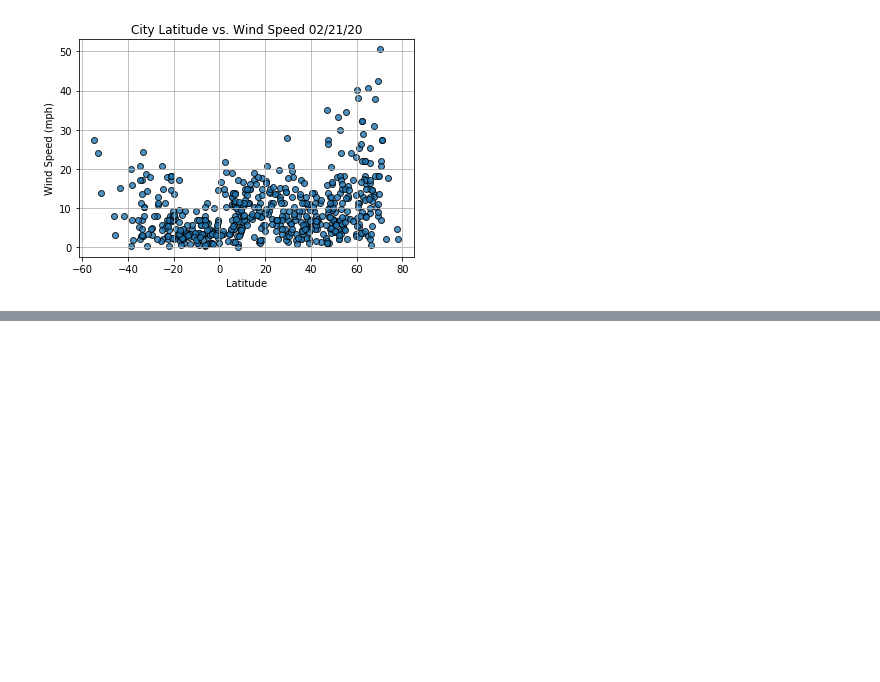
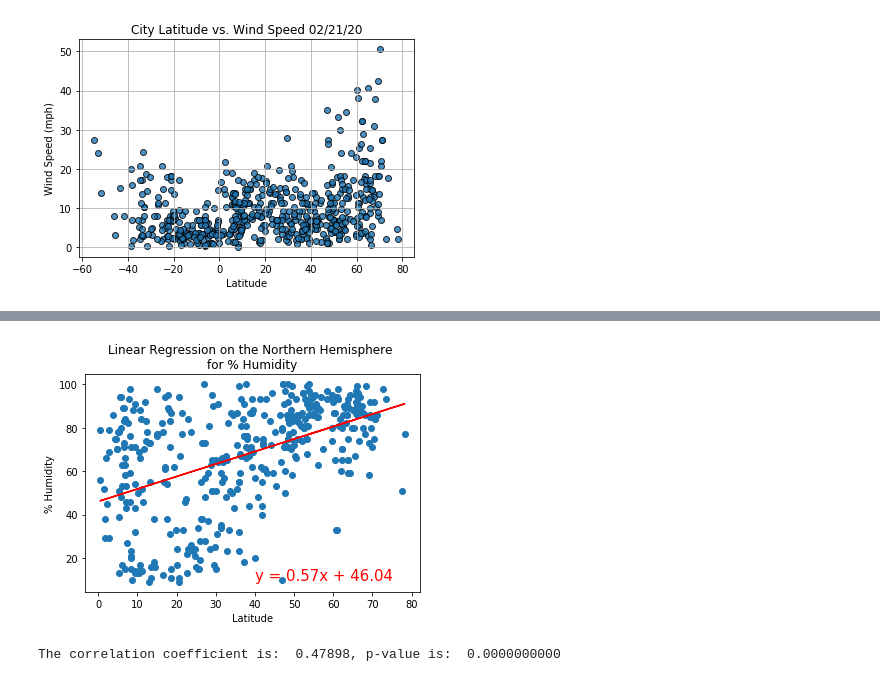
Before and after one commit to marczuka/World_Weather_Analysis, a Jupyter notebook: WeatherPy.ipynb, the cells around one changed output, grey strips where cells are left out. Saved outputs shown, nothing was run; the diff lists cells and outputs as text; code cells hidden in the pictures; blank space fills up the shorter version.

```diff
--- a/WeatherPy.ipynb
+++ b/WeatherPy.ipynb
@@ -266,0 +315,10 @@ plt.show()
+# %%
+# Linear regression on the Northern Hemisphere for Humidity
+x_values = northern_hemi_df["Lat"]
+y_values = northern_hemi_df["Humidity"]
+# Call the function.
+plot_linear_regression(x_values, y_values,
+                      'Linear Regression on the Northern Hemisphere \nfor % Humidity', '% Humidity', (40,10))
+# %% [output]
+[figure, added]
+The correlation coefficient is:  0.47898, p-value is:  0.0000000000
```
Also changed, not shown: parts of 10 cells of this notebook.
